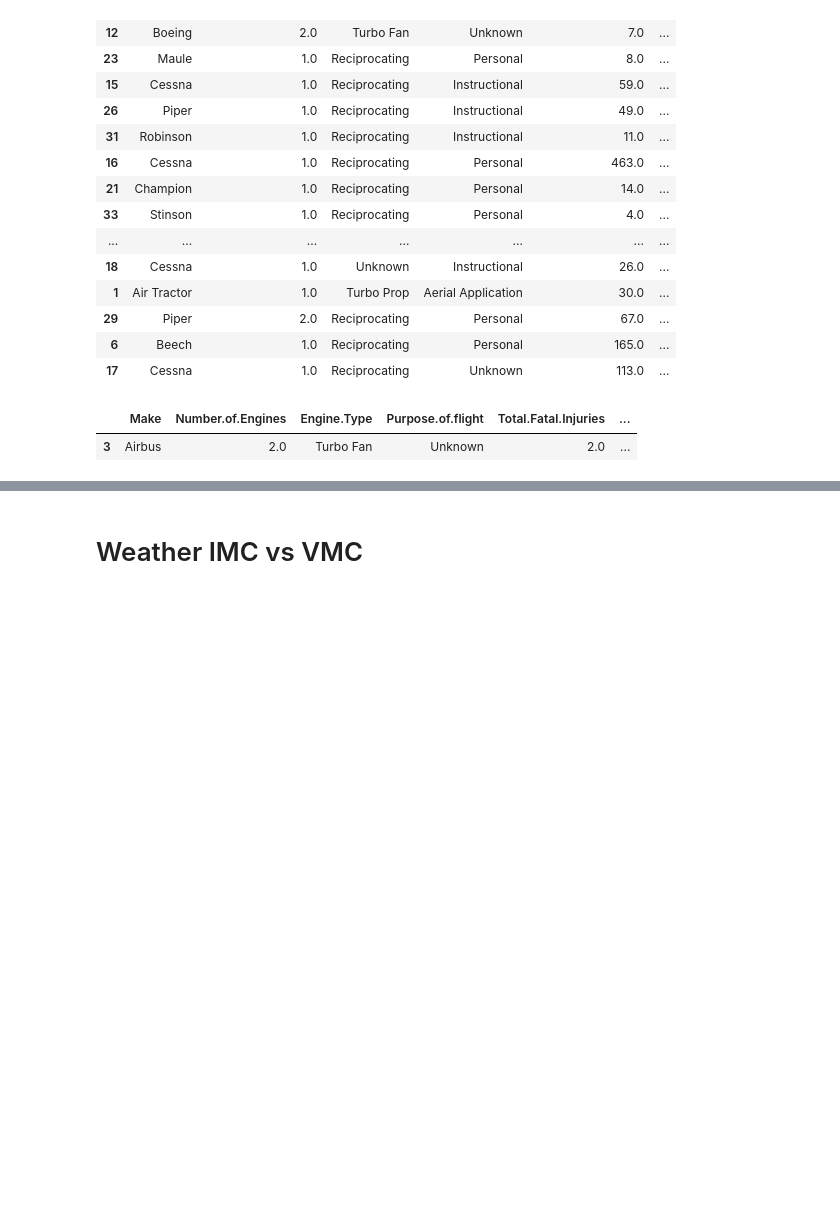
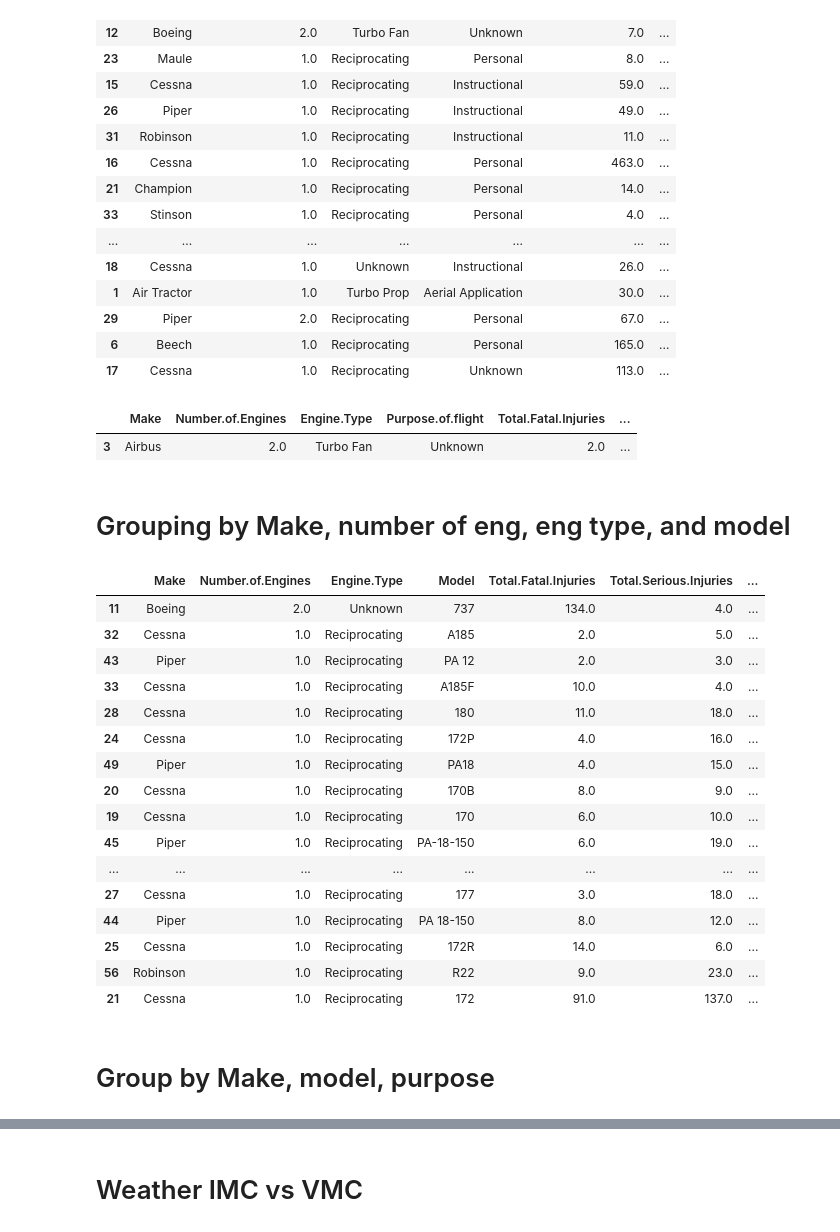
Before and after one commit to MrPolarBear/project1phase1, a Jupyter notebook: project_1/project_1_analysis.ipynb, the cells around one changed output, grey strips where cells are left out. Saved outputs shown, nothing was run; the diff lists cells and outputs as text; code cells hidden in the pictures; blank space fills up the shorter version.

```diff
--- a/project_1/project_1_analysis.ipynb
+++ b/project_1/project_1_analysis.ipynb
@@ -200,3 +202,38 @@ purpose_df[purpose_df['Make']=='Airbus']
 # %% [output]
 |  | Make | Number.of.Engines | Engine.Type | Purpose.of.flight | Total.Fatal.Injuries | ... |
 | 3 | Airbus | 2.0 | Turbo Fan | Unknown | 2.0 | ... |
+# %% [markdown]
+# Grouping by Make, number of eng, eng type, and model
+# %%
+model_df = df_edited2.groupby(['Make','Number.of.Engines','Engine.Type', 'Model']).sum()
+# %%
+model_df = model_df[model_df['counter'] >= 32]
+# %%
+model_df['fatality_perc'] = (model_df['Total.Fatal.Injuries']/model_df['total_pop']) * 100
+model_df['injury_perc'] = ((model_df['Total.Serious.Injuries']+model_df['Total.Minor.Injuries'])/model_df['total_pop']) * 100
+model_df['uninjured_perc'] = (model_df['Total.Uninjured']/model_df['total_pop']) * 100
+model_df.reset_index(inplace = True)
+# %%
+model_df = model_df[model_df['Number.of.Engines']!=-99]
+# %%
+model_df.sort_values('uninjured_perc', ascending = False).head(20)
+# %% [output]
+|  | Make | Number.of.Engines | Engine.Type | Model | Total.Fatal.Injuries | Total.Serious.Injuries | ... |
+| 11 | Boeing | 2.0 | Unknown | 737 | 134.0 | 4.0 | ... |
+| 32 | Cessna | 1.0 | Reciprocating | A185 | 2.0 | 5.0 | ... |
+| 43 | Piper | 1.0 | Reciprocating | PA 12 | 2.0 | 3.0 | ... |
+| 33 | Cessna | 1.0 | Reciprocating | A185F | 10.0 | 4.0 | ... |
+| 28 | Cessna | 1.0 | Reciprocating | 180 | 11.0 | 18.0 | ... |
+| 24 | Cessna | 1.0 | Reciprocating | 172P | 4.0 | 16.0 | ... |
+| 49 | Piper | 1.0 | Reciprocating | PA18 | 4.0 | 15.0 | ... |
+| 20 | Cessna | 1.0 | Reciprocating | 170B | 8.0 | 9.0 | ... |
+| 19 | Cessna | 1.0 | Reciprocating | 170 | 6.0 | 10.0 | ... |
+| 45 | Piper | 1.0 | Reciprocating | PA-18-150 | 6.0 | 19.0 | ... |
+| ... | ... | ... | ... | ... | ... | ... | ... |
+| 27 | Cessna | 1.0 | Reciprocating | 177 | 3.0 | 18.0 | ... |
+| 44 | Piper | 1.0 | Reciprocating | PA 18-150 | 8.0 | 12.0 | ... |
+| 25 | Cessna | 1.0 | Reciprocating | 172R | 14.0 | 6.0 | ... |
+| 56 | Robinson | 1.0 | Reciprocating | R22 | 9.0 | 23.0 | ... |
+| 21 | Cessna | 1.0 | Reciprocating | 172 | 91.0 | 137.0 | ... |
+# %% [markdown]
+# Group by Make,  model, purpose
```
Also changed, not shown: parts of 18 cells of this notebook.
